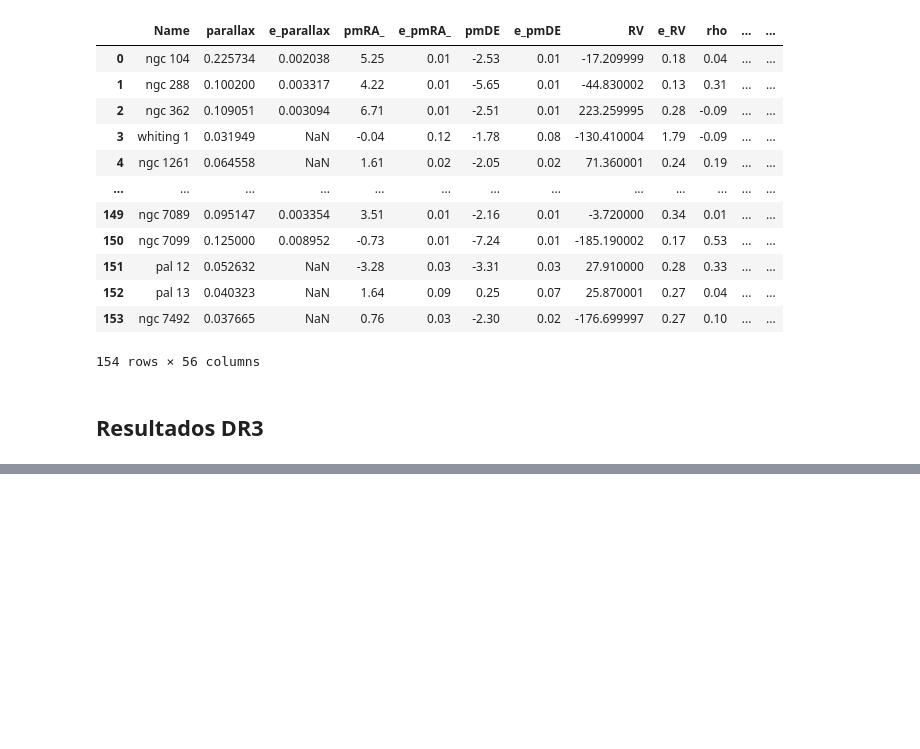
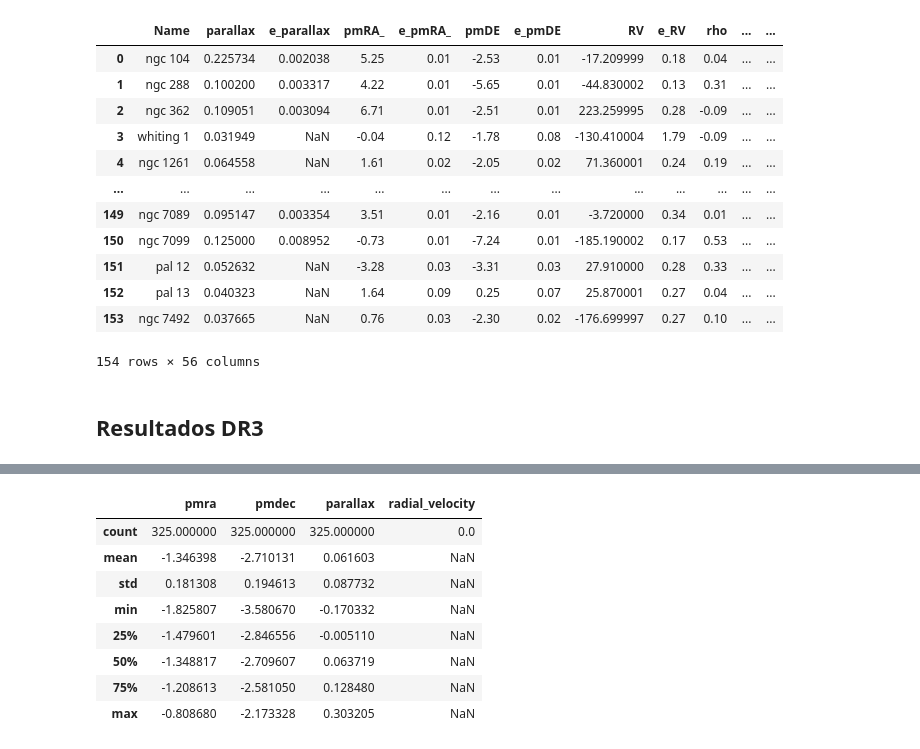
Before and after one commit to santhiperbolico/tfm-ucm-code, a Jupyter notebook: notebooks/Analisis_DR3.ipynb, the cells around one changed output, grey strips where cells are left out. Saved outputs shown, nothing was run; the diff lists cells and outputs as text; code cells hidden in the pictures; blank space fills up the shorter version.

```diff
--- a/notebooks/Analisis_DR3.ipynb
+++ b/notebooks/Analisis_DR3.ipynb
@@ -203,41 +204,0 @@ display(gc[["pmra", "pmdec", "parallax", "radial_velocity"]].describe())
-# %%
-df_results = pd.DataFrame(columns=["Name", "parallax" , "e_parallax", "pmRA_", "e_pmRA_", "pmDE", "e_pmDE", "RV", "e_RV"])
-selected_clusters = [cl.name for cl in SELECTED_CLUSTERS]
-drs_clusters_name = clusters_dr2.Name.unique()
-index = 0
-
-project_dont_exist = []
-
-other_error = []
-
-for cluster_name in tqdm(drs_clusters_name, desc="Procesando clusters", unit="item", total=drs_clusters_name.size):
-    gc = None
-    if cluster_name in selected_clusters:
-        project = None
-        try:
-            project = load_project(cluster_name=cluster_name, project_id = os.getenv("PROJECT_ID"), bucket_name=os.getenv("BUCKET"),path=PATH)
-        except ProjectDontExist:
-            project_dont_exist.append(cluster_name)
-        if project is not None:
-            try:
-                gc = project.clustering_results.gc
-            except Exception as error:
-                other_error.append({"cluster_name": cluster_name, "error": error})
-
-    if isinstance(gc, pd.DataFrame):
-        df_results.loc[index] = (
-            cluster_name,
-            gc.parallax.mean(),
-            gc.parallax.std(),
-            gc.pmra.mean(),
-            gc.pmra.std(),
-            gc.pmdec.mean(),
-            gc.pmdec.std(),
-            gc.radial_velocity.mean(),
-            gc.radial_velocity.std(),
-        )
-        index+=1
-
-#df_results.to_csv("../data/results_dr3.csv")
-
-df_results
@@ -301,0 +265,13 @@ df_results[mask_p & mask_pmra & mask_pmde & mask_ml]
+# %%
+gc = project.clustering_results.gc
+display(gc[["pmra", "pmdec", "parallax", "radial_velocity"]].describe())
+# %% [output]
+|  | pmra | pmdec | parallax | radial_velocity |
+| count | 325.000000 | 325.000000 | 325.000000 | 0.0 |
+| mean | -1.346398 | -2.710131 | 0.061603 | NaN |
+| std | 0.181308 | 0.194613 | 0.087732 | NaN |
+| min | -1.825807 | -3.580670 | -0.170332 | NaN |
+| 25% | -1.479601 | -2.846556 | -0.005110 | NaN |
+| 50% | -1.348817 | -2.709607 | 0.063719 | NaN |
+| 75% | -1.208613 | -2.581050 | 0.128480 | NaN |
+| max | -0.808680 | -2.173328 | 0.303205 | NaN |
```
Also changed, not shown: parts of 16 cells of this notebook, 4 other files.
